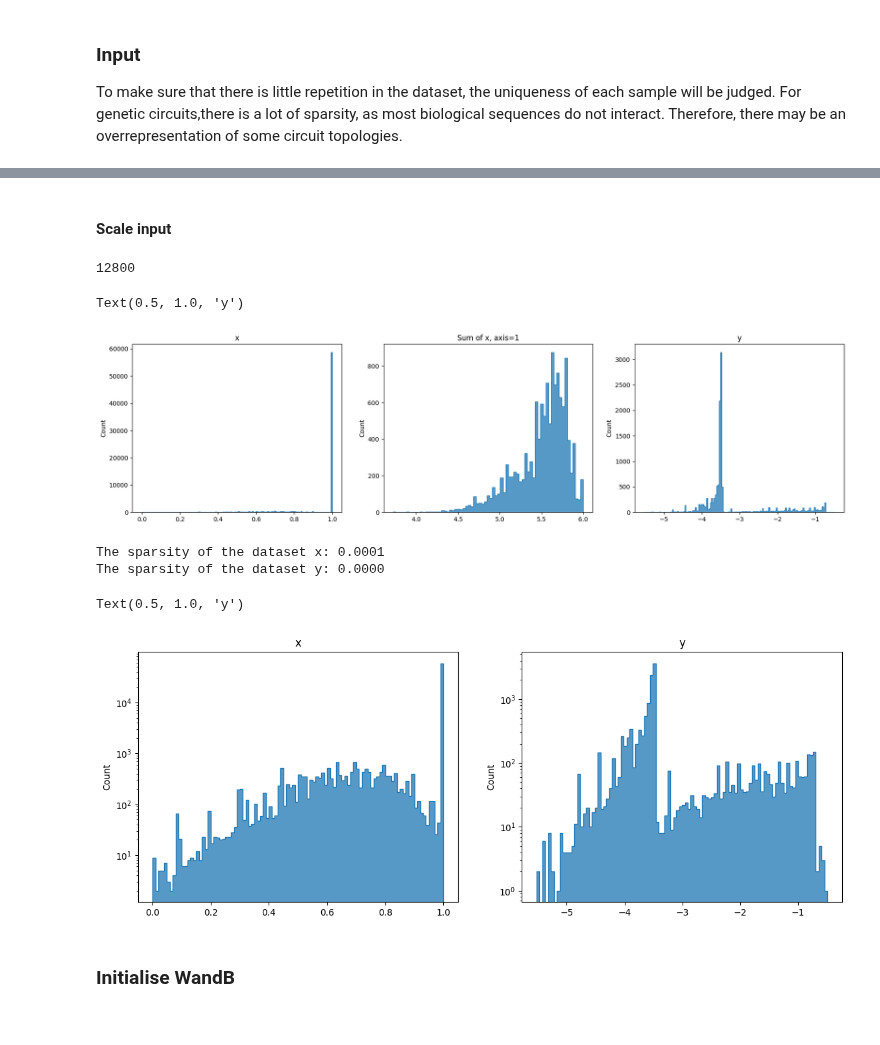
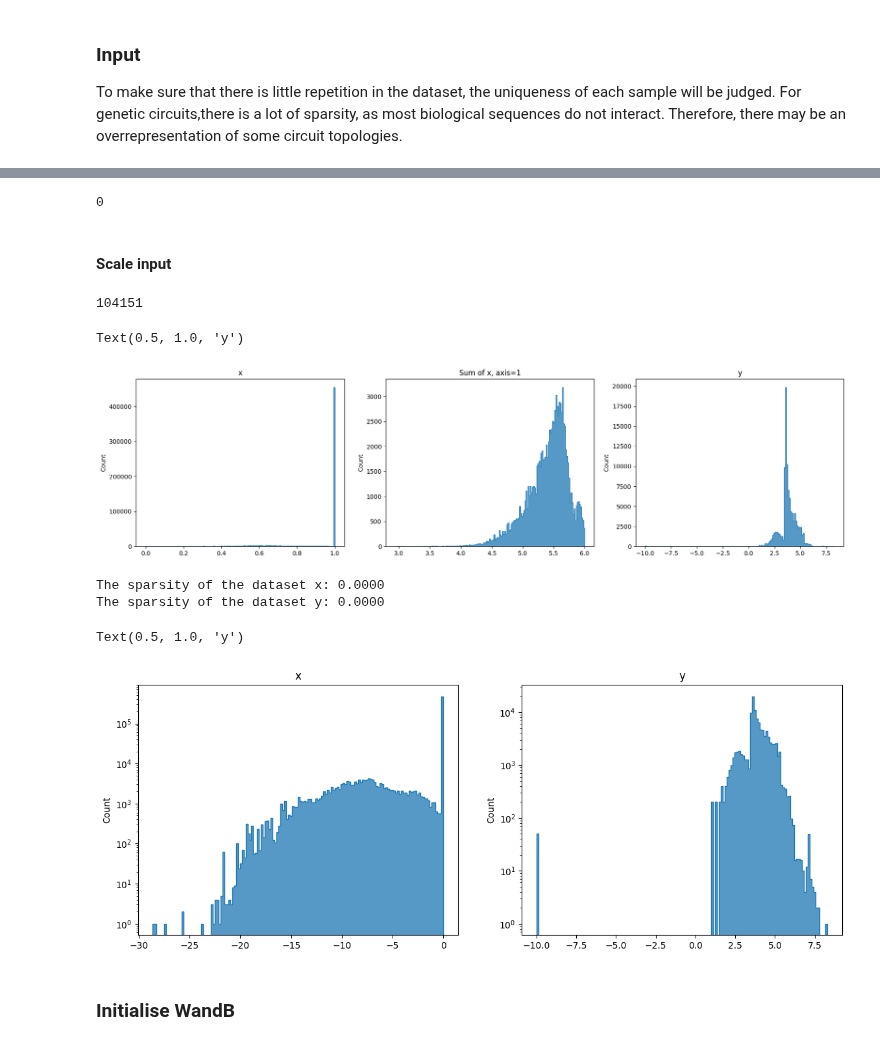
Before and after one commit to olive004/EvoScaper, a Jupyter notebook: notebooks/02_simple_mlp.ipynb, the cells around one changed output, grey strips where cells are left out. Saved outputs shown, nothing was run; the diff lists cells and outputs as text; code cells hidden in the pictures.

```diff
--- a/notebooks/02_simple_mlp.ipynb
+++ b/notebooks/02_simple_mlp.ipynb
@@ -34,7 +31,7 @@ import pandas as pd
 import seaborn as sns
 import matplotlib.pyplot as plt
 
-jax.config.update('jax_platform_name', 'gpu')
+jax.config.update('jax_platform_name', 'cpu')
 
 
 jax.devices()
@@ -169,7 +167,7 @@ def compute_accuracy_regression(
 ## Hyperparameters
 # %%
 BATCH_SIZE = 128
-N_BATCHES = 500
+N_BATCHES = 1000
 TOTAL_DS = BATCH_SIZE * N_BATCHES
 MAX_TOTAL_DS = TOTAL_DS
 train_split_perc = 0.8
@@ -180,24 +178,24 @@ LEARNING_RATE_SCHED = 'cosine_decay'
 # LEARNING_RATE_SCHED = 'constant'
 WARMUP_EPOCHS = 20
 L2_REG_ALPHA = 0.01
-EPOCHS = 500
+EPOCHS = 2
 PRINT_EVERY = EPOCHS // 30
 SEED = 1
-INPUT_SPECIES = 'RNA_1'
-target_circ_func = 'sensitivity'
+INPUT_SPECIES = 'RNA_2'
+target_circ_func = 'precision_wrt_species-6'
 
 # MLP Architecture
 LAYER_SIZES = [64, 64, 64]
 USE_CATEGORICAL = False
 USE_DROPOUT = False
-USE_L2_REG = True
+USE_L2_REG = False
 USE_WARMUP = False
 
 loss_fn = partial(
     loss_fn, loss_type='categorical' if USE_CATEGORICAL else 'mse', use_l2_reg=USE_L2_REG)
 compute_accuracy = compute_accuracy_categorical if USE_CATEGORICAL else compute_accuracy_regression
 
-subtask = 'dual_'
+subtask = 'precision_'
 save_path = 'saves_' + subtask + str(datetime.now()).split(' ')[0].replace(
     '-', '_') + '__' + str(datetime.now()).split(' ')[-1].split('.')[0].replace(':', '_')
 
@@ -249,11 +247,11 @@ numerical_resolution = 2
 
 # Balance the dataset
 df = drop_duplicates_keep_first_n(data[filt], get_true_interaction_cols(
-    data, 'energies', remove_symmetrical=True), n=200)
-df['sensitivity_wrt_species-6'] = df['sensitivity_wrt_species-6'].round(
-    np.abs(int(f'{df["sensitivity_wrt_species-6"].min():.0e}'.split('e')[1]))-1)
+    data, 'energies', remove_symmetrical=True), n=100)
+df[target_circ_func] = df[target_circ_func].round(
+    np.abs(int(f'{df[target_circ_func].min():.0e}'.split('e')[1]))-1)
 df = drop_duplicates_keep_first_n(
-    df, column='sensitivity_wrt_species-6', n=200)
+    df, column=target_circ_func, n=200)
 
 TOTAL_DS = np.min([TOTAL_DS, MAX_TOTAL_DS, len(df)])
 # %%
@@ -263,7 +276,7 @@ TOTAL_DS
 # %%
 x = df[get_true_interaction_cols(
     data, 'energies', remove_symmetrical=True)].iloc[:TOTAL_DS].values
-y = df['sensitivity_wrt_species-6'].iloc[:TOTAL_DS].to_numpy()
+y = df[target_circ_func].iloc[:TOTAL_DS].to_numpy()
 
 if USE_CATEGORICAL:
     y_map = {k: numerical_resolution for k in np.arange(int(f'{y[y != 0].min():.0e}'.split(
@@ -289,6 +302,10 @@ N_HEAD = len(np.unique(y)) if USE_CATEGORICAL else 1
 if x.shape[0] < TOTAL_DS:
     print(
         f'WARNING: The filtered data is not as large as the requested total dataset size: {x.shape[0]} vs. requested {TOTAL_DS}')
+# %%
+np.sum(df[target_circ_func].iloc[:TOTAL_DS].to_numpy() > np.inf)
+# %% [output]
+0
 # %% [markdown]
 #### Scale input
 # %%
@@ -307,7 +324,7 @@ x_val, y_val = x[-TEST_SPLIT:], y[-TEST_SPLIT:]
 # %%
 len(np.sum(x, axis=1))
 # %% [output]
-12800
+104151
 # %%
 plt.figure(figsize=(3*7, 5))
 ax = plt.subplot(1, 3, 1)
@@ -319,11 +336,11 @@ plt.title('Sum of x, axis=1')
 ax = plt.subplot(1, 3, 3)
 # y = data[filt]['sensitivity_wrt_species-6'].iloc[:TOTAL_DS].to_numpy()
 # y = data[filt]['initial_steady_states'].iloc[:TOTAL_DS].to_numpy()
-sns.histplot(x=(y.flatten()), element='step', bins=150)
+sns.histplot(x=y.flatten(), element='step', bins=150)
 plt.title('y')
 # %% [output]
 Text(0.5, 1.0, 'y')
-[figure, old version]
+[figure, new version]
 # %%
 
 # Calculate the sparsity of the dataset
@@ -339,19 +356,19 @@ sparsity = num_zeros / total_elements
 
 print(f"The sparsity of the dataset y: {sparsity:.4f}")
 # %% [output]
-The sparsity of the dataset x: 0.0001
+The sparsity of the dataset x: 0.0000
 The sparsity of the dataset y: 0.0000
 # %%
 plt.figure(figsize=(2*7, 5))
 ax = plt.subplot(1, 2, 1)
-sns.histplot(x=x.flatten(), element='step', log_scale=[False, True], bins=100)
+sns.histplot(x=x.flatten(), element='step', log_scale=[False, True], bins=150)
 plt.title('x')
 ax = plt.subplot(1, 2, 2)
-sns.histplot(x=y.flatten(), element='step', log_scale=[False, True], bins=100)
+sns.histplot(x=y.flatten(), element='step', log_scale=[False, True], bins=150)
 plt.title('y')
 # %% [output]
 Text(0.5, 1.0, 'y')
-[figure, old version]
+[figure, new version]
 # %% [markdown]
 ### Initialise WandB
 # %%
```
Also changed, not shown: parts of 4 cells of this notebook, 3 other files.
